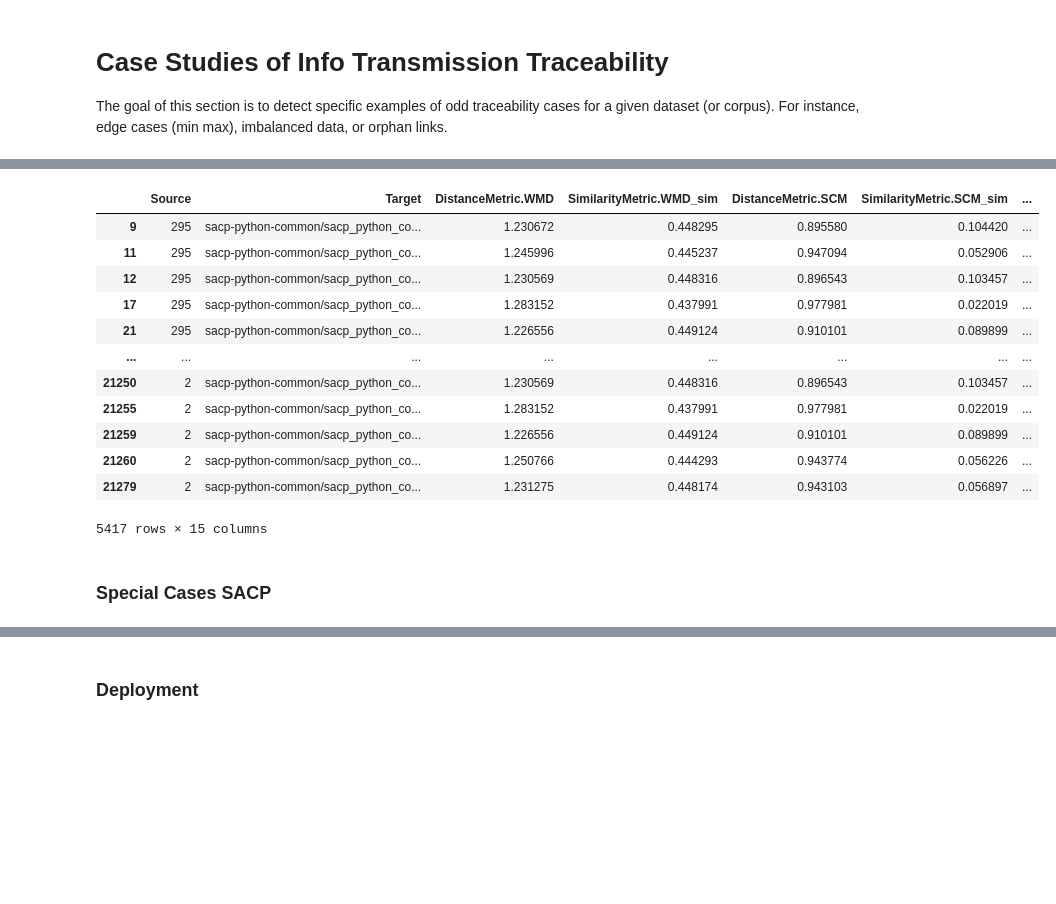
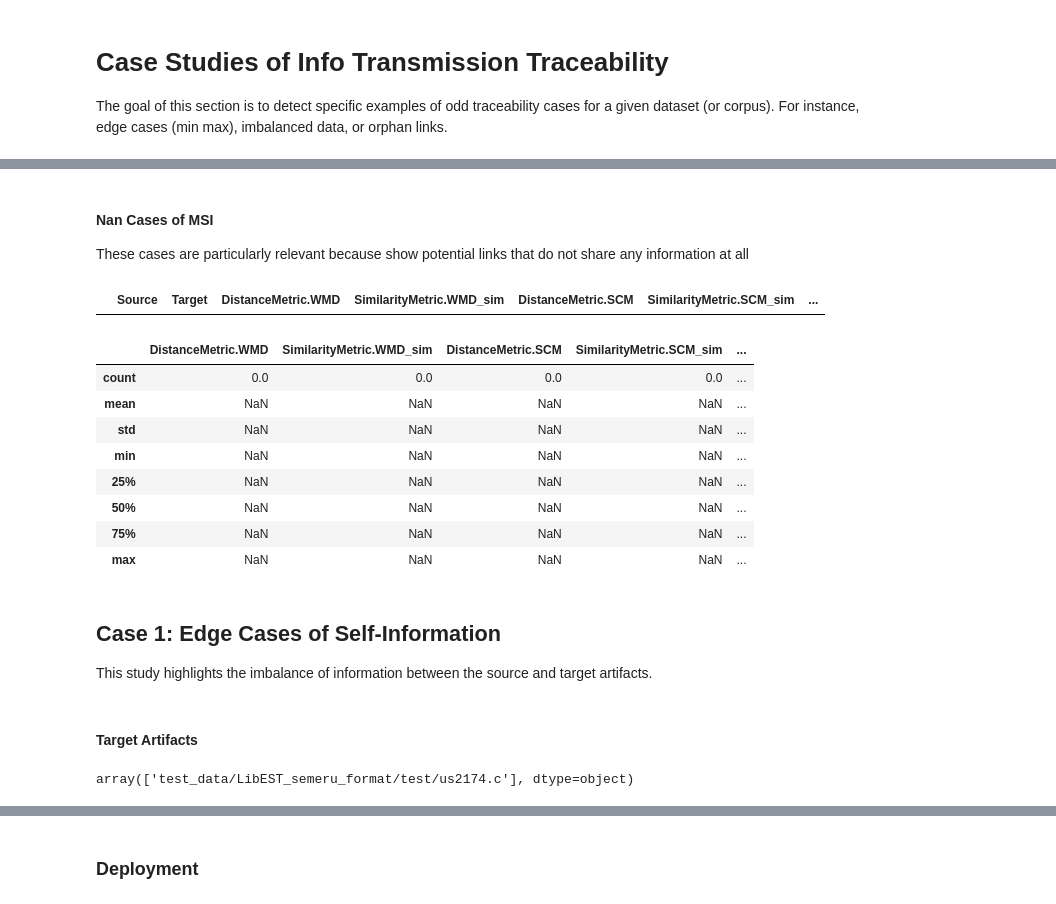
Before and after one commit to WM-SEMERU/ds4se, a Jupyter notebook: nbs/9.0_ds.description.eval.traceability.ipynb, the cells around one changed output, grey strips where cells are left out. Drawn from its saved outputs; the diff is of its cells as text; code cells hidden in the pictures; blank space fills up the shorter version.

Commit message:
adding data science pipeline

```diff
--- a/nbs/9.0_ds.description.eval.traceability.ipynb
+++ b/nbs/9.0_ds.description.eval.traceability.ipynb
@@ -789,19 +741,22 @@ array([[295,
+# %% [markdown]
+#### Nan Cases of MSI
+These cases are particularly relevant because show potential links that do not share any information at all
 # %%
 df_nan_msi = EDA.df_w2v[np.isnan(EDA.df_w2v['EntropyMetric.MSI_I'])]
+# %%
+df_nan_msi.head(2)
+# %% [output]
+|  | Source | Target | DistanceMetric.WMD | SimilarityMetric.WMD_sim | DistanceMetric.SCM | SimilarityMetric.SCM_sim | ... |
 # %%
-df_nan_msi
+df_nan_msi.describe()
 # %% [output]
-|  | Source | Target | DistanceMetric.WMD | SimilarityMetric.WMD_sim | DistanceMetric.SCM | SimilarityMetric.SCM_sim | ... |
-| 9 | 295 | sacp-python-common/sacp_python_co... | 1.230672 | 0.448295 | 0.895580 | 0.104420 | ... |
-| 11 | 295 | sacp-python-common/sacp_python_co... | 1.245996 | 0.445237 | 0.947094 | 0.052906 | ... |
-| 12 | 295 | sacp-python-common/sacp_python_co... | 1.230569 | 0.448316 | 0.896543 | 0.103457 | ... |
-| 17 | 295 | sacp-python-common/sacp_python_co... | 1.283152 | 0.437991 | 0.977981 | 0.022019 | ... |
-| 21 | 295 | sacp-python-common/sacp_python_co... | 1.226556 | 0.449124 | 0.910101 | 0.089899 | ... |
-| ... | ... | ... | ... | ... | ... | ... | ... |
-| 21250 | 2 | sacp-python-common/sacp_python_co... | 1.230569 | 0.448316 | 0.896543 | 0.103457 | ... |
-| 21255 | 2 | sacp-python-common/sacp_python_co... | 1.283152 | 0.437991 | 0.977981 | 0.022019 | ... |
-| 21259 | 2 | sacp-python-common/sacp_python_co... | 1.226556 | 0.449124 | 0.910101 | 0.089899 | ... |
-| 21260 | 2 | sacp-python-common/sacp_python_co... | 1.250766 | 0.444293 | 0.943774 | 0.056226 | ... |
-| 21279 | 2 | sacp-python-common/sacp_python_co... | 1.231275 | 0.448174 | 0.943103 | 0.056897 | ... |
+|  | DistanceMetric.WMD | SimilarityMetric.WMD_sim | DistanceMetric.SCM | SimilarityMetric.SCM_sim | ... |
+| count | 0.0 | 0.0 | 0.0 | 0.0 | ... |
+| mean | NaN | NaN | NaN | NaN | ... |
+| std | NaN | NaN | NaN | NaN | ... |
+| min | NaN | NaN | NaN | NaN | ... |
+| 25% | NaN | NaN | NaN | NaN | ... |
+| 50% | NaN | NaN | NaN | NaN | ... |
+| 75% | NaN | NaN | NaN | NaN | ... |
+| max | NaN | NaN | NaN | NaN | ... |
-5417 rows × 15 columns
 # %%
@@ -808,3 +764,12 @@ df_nan_msi
 df_nan_msi[df_nan_msi['Linked?']==1][['Source','Target','SimilarityMetric.WMD_sim']].to_csv('msi_i_sacp.csv')
-# %% [markdown]
-### Special Cases SACP
+# %% [markdown]
+## Case 1: Edge Cases of Self-Information
+This study highlights the imbalance of information between the source and target artifacts.
+# %% [markdown]
+#### Target Artifacts
+# %%
+#Max Self Information
+max_tgt =EDA.df_w2v[EDA.df_w2v['EntropyMetric.Entropy_tgt']==EDA.df_w2v['EntropyMetric.Entropy_tgt'].max()][['Target']].values
+np.unique(max_tgt)
+# %% [output]
+array(['test_data/LibEST_semeru_format/test/us2174.c'], dtype=object)
```
Also changed, not shown: parts of 59 cells of this notebook, 2 other files.
